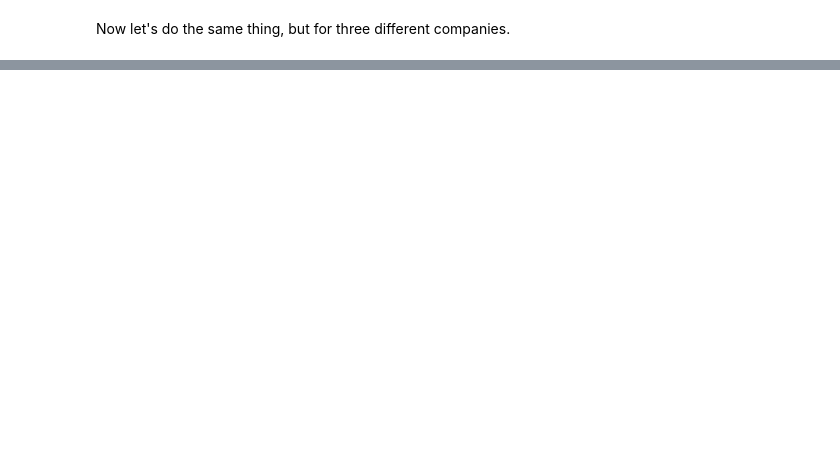
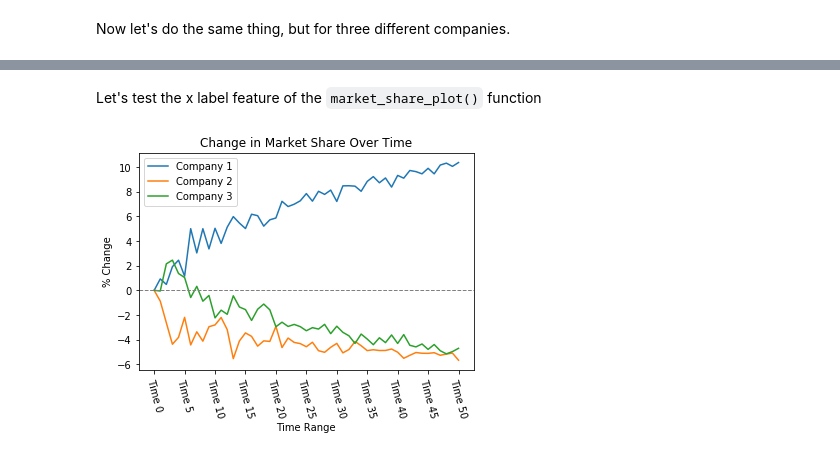
Before and after one commit to peterkabai/python, a Jupyter notebook: notebook_snippets/market_share.ipynb, the cells around one changed output, grey strips where cells are left out. Cells and saved outputs as stored; diff of their text form; code cells hidden in the pictures; blank space fills up the shorter version.

Commit message:
Adds plot to test x label feature of the marketshare function

```diff
--- a/notebook_snippets/market_share.ipynb
+++ b/notebook_snippets/market_share.ipynb
@@ -148,0 +150,9 @@ market_share_plot(df)
+# %% [markdown]
+Let's test the x label feature of the `market_share_plot()` function
+# %%
+xlab = []
+for t in range(51):
+    xlab.append("Time " + str(t))
+market_share_plot(df, xlab)
+# %% [output]
+[figure, added]
```
Also changed, not shown: parts of 5 cells of this notebook.
